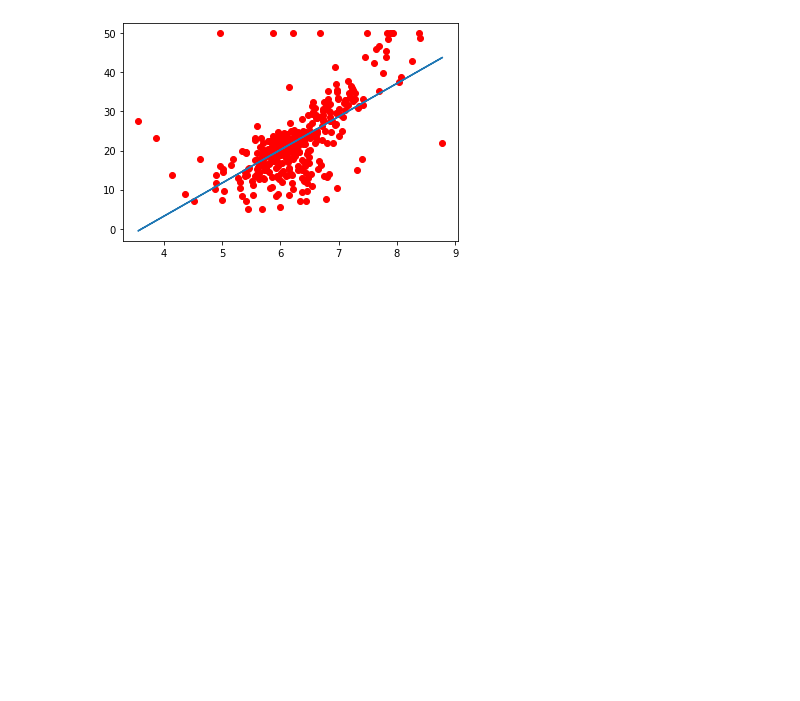
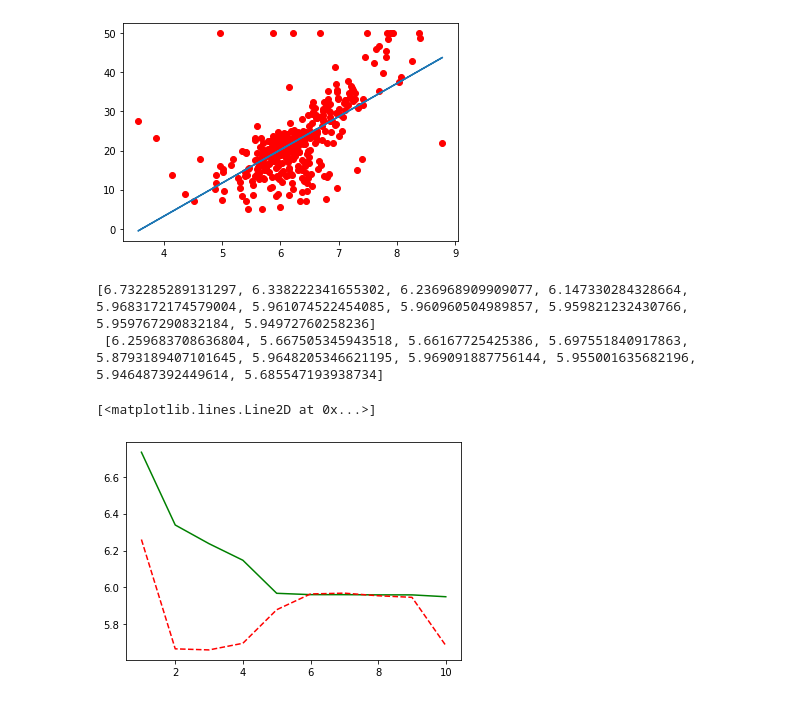
Before and after one commit to Rahul711sharma/Regressions, a Jupyter notebook: Bias_Variance_Tradeoff_Polynomial_Regression_Testing.ipynb, the cells around one changed output. Saved outputs shown, nothing was run; the diff lists cells and outputs as text; code cells hidden in the pictures; blank space fills up the shorter version.

```diff
--- a/Bias_Variance_Tradeoff_Polynomial_Regression_Testing.ipynb
+++ b/Bias_Variance_Tradeoff_Polynomial_Regression_Testing.ipynb
@@ -76,7 +76,7 @@ plt.plot(X_train,lin_reg.predict(X_train))
 train_error = []
 test_error = []
 
-for i in poly_degree
+for i in poly_degree:
   poly = PolynomialFeatures(degree=i)
   model= poly.fit_transform(X_train)
   lin_reg2 = LinearRegression()
@@ -85,3 +85,17 @@ for i in poly_degree
   y_test_predict = lin_reg2.predict(poly.fit_transform(X_test))
   rmse_train = np.sqrt(mean_squared_error(y_train,y_train_predict))
   rmse_test = np.sqrt(mean_squared_error(y_test,y_test_predict))
+  train_error.append(rmse_train)
+  test_error.append(rmse_test)
+
+
+print(train_error,'\n',test_error)
+# %% [output]
+[6.732285289131297, 6.338222341655302, 6.236968909909077, 6.147330284328664, 5.9683172174579004, 5.961074522454085, 5.960960504989857, 5.959821232430766, 5.959767290832184, 5.94972760258236]
+ [6.259683708636804, 5.667505345943518, 5.66167725425386, 5.697551840917863, 5.8793189407101645, 5.9648205346621195, 5.969091887756144, 5.955001635682196, 5.946487392449614, 5.685547193938734]
+# %%
+plt.plot(poly_degree,train_error,color='green',label='train_error')
+plt.plot(poly_degree,test_error,color='red',linestyle='--',label='train_error')
+# %% [output]
+[<matplotlib.lines.Line2D at 0x...>]
+[figure, added]
```
